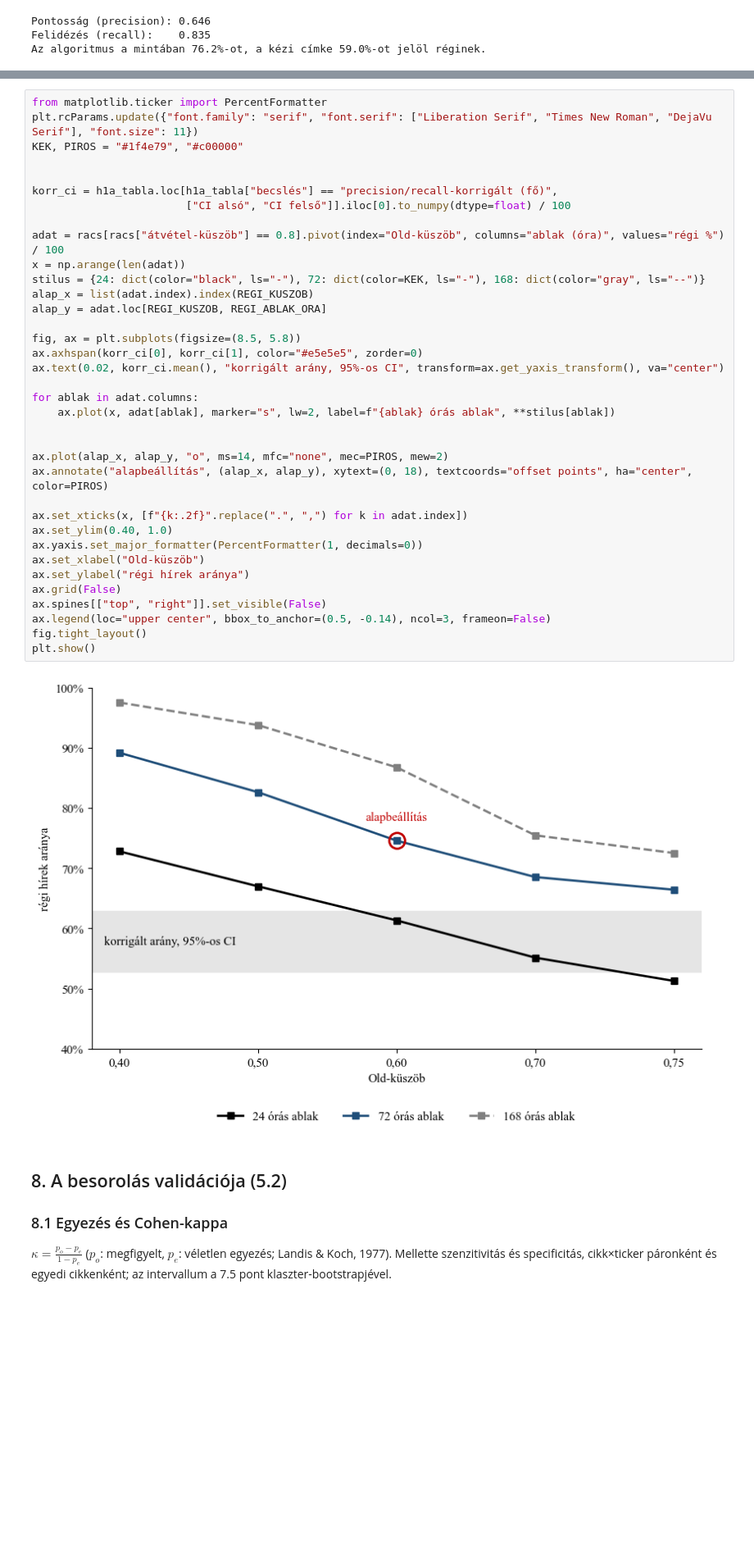
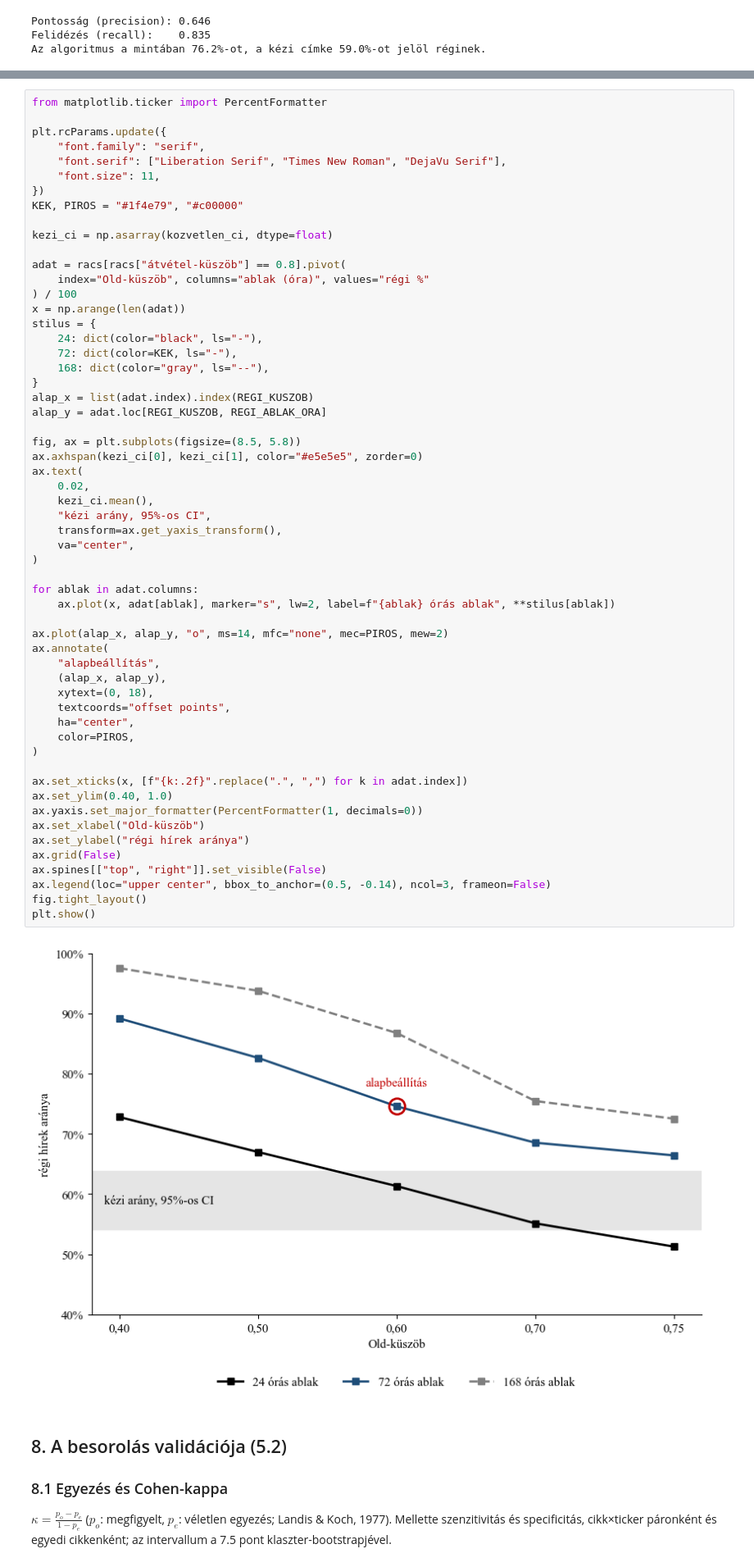
Before and after one commit to Tamacsa/BGE-Szakdolgozat, a Jupyter notebook: 02_regi_hirek.ipynb, the cells around one changed output, grey strips where cells are left out. Shown at 82% size. Drawn from its saved outputs; the diff is of its cells as text; blank space fills up the shorter version.

```diff
--- a/02_regi_hirek.ipynb
+++ b/02_regi_hirek.ipynb
@@ -637,41 +637,62 @@ Pontosság és felidézés a BÉT-közleményt követő mintaelemeken: {'precisi
 # %%
 from matplotlib.ticker import PercentFormatter
-plt.rcParams.update({"font.family": "serif", "font.serif": ["Liberation Serif", "Times New Roman", "DejaVu Serif"], "font.size": 11})
+
+plt.rcParams.update({
+    "font.family": "serif",
+    "font.serif": ["Liberation Serif", "Times New Roman", "DejaVu Serif"],
+    "font.size": 11,
+})
 KEK, PIROS = "#1f4e79", "#c00000"
 
+kezi_ci = np.asarray(kozvetlen_ci, dtype=float)
 
-korr_ci = h1a_tabla.loc[h1a_tabla["becslés"] == "precision/recall-korrigált (fő)",
-                        ["CI alsó", "CI felső"]].iloc[0].to_numpy(dtype=float) / 100
-
-adat = racs[racs["átvétel-küszöb"] == 0.8].pivot(index="Old-küszöb", columns="ablak (óra)", values="régi %") / 100
+adat = racs[racs["átvétel-küszöb"] == 0.8].pivot(
+    index="Old-küszöb", columns="ablak (óra)", values="régi %"
+) / 100
 x = np.arange(len(adat))
-stilus = {24: dict(color="black", ls="-"), 72: dict(color=KEK, ls="-"), 168: dict(color="gray", ls="--")}
+stilus = {
+    24: dict(color="black", ls="-"),
+    72: dict(color=KEK, ls="-"),
+    168: dict(color="gray", ls="--"),
+}
 alap_x = list(adat.index).index(REGI_KUSZOB)
 alap_y = adat.loc[REGI_KUSZOB, REGI_ABLAK_ORA]
 
 fig, ax = plt.subplots(figsize=(8.5, 5.8))
-ax.axhspan(korr_ci[0], korr_ci[1], color="#e5e5e5", zorder=0)
-ax.text(0.02, korr_ci.mean(), "korrigált arány, 95%-os CI", transform=ax.get_yaxis_transform(), va="center")
+ax.axhspan(kezi_ci[0], kezi_ci[1], color="#e5e5e5", zorder=0)
+ax.text(
+    0.02,
+    kezi_ci.mean(),
+    "kézi arány, 95%-os CI",
+    transform=ax.get_yaxis_transform(),
+    va="center",
+)
 
 for ablak in adat.columns:
     ax.plot(x, adat[ablak], marker="s", lw=2, label=f"{ablak} órás ablak", **stilus[ablak])
 
-
 ax.plot(alap_x, alap_y, "o", ms=14, mfc="none", mec=PIROS, mew=2)
-ax.annotate("alapbeállítás", (alap_x, alap_y), xytext=(0, 18), textcoords="offset points", ha="center", color=PIROS)
+ax.annotate(
+    "alapbeállítás",
+    (alap_x, alap_y),
+    xytext=(0, 18),
+    textcoords="offset points",
+    ha="center",
+    color=PIROS,
+)
 
 ax.set_xticks(x, [f"{k:.2f}".replace(".", ",") for k in adat.index])
 ax.set_ylim(0.40, 1.0)
 ax.yaxis.set_major_formatter(PercentFormatter(1, decimals=0))
 ax.set_xlabel("Old-küszöb")
 ax.set_ylabel("régi hírek aránya")
 ax.grid(False)
 ax.spines[["top", "right"]].set_visible(False)
 ax.legend(loc="upper center", bbox_to_anchor=(0.5, -0.14), ncol=3, frameon=False)
 fig.tight_layout()
 plt.show()
 # %% [output]
-[figure, old version]
+[figure, new version]
 # %% [markdown]
 ## 8. A besorolás validációja (5.2)
 
```
Also changed, not shown: parts of 7 cells of this notebook, 9 other files.
